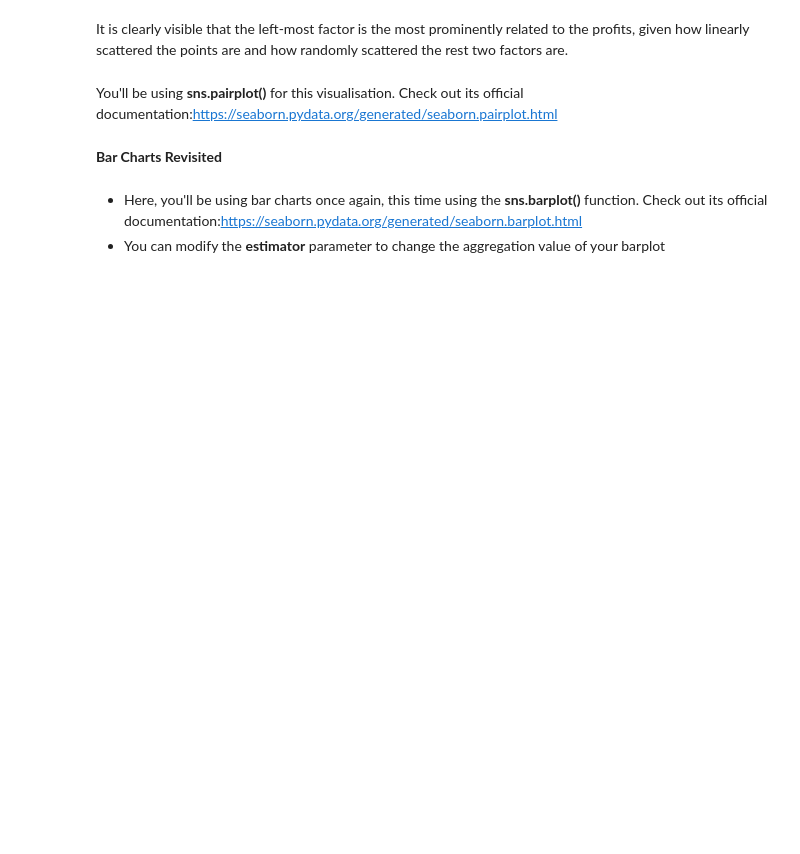
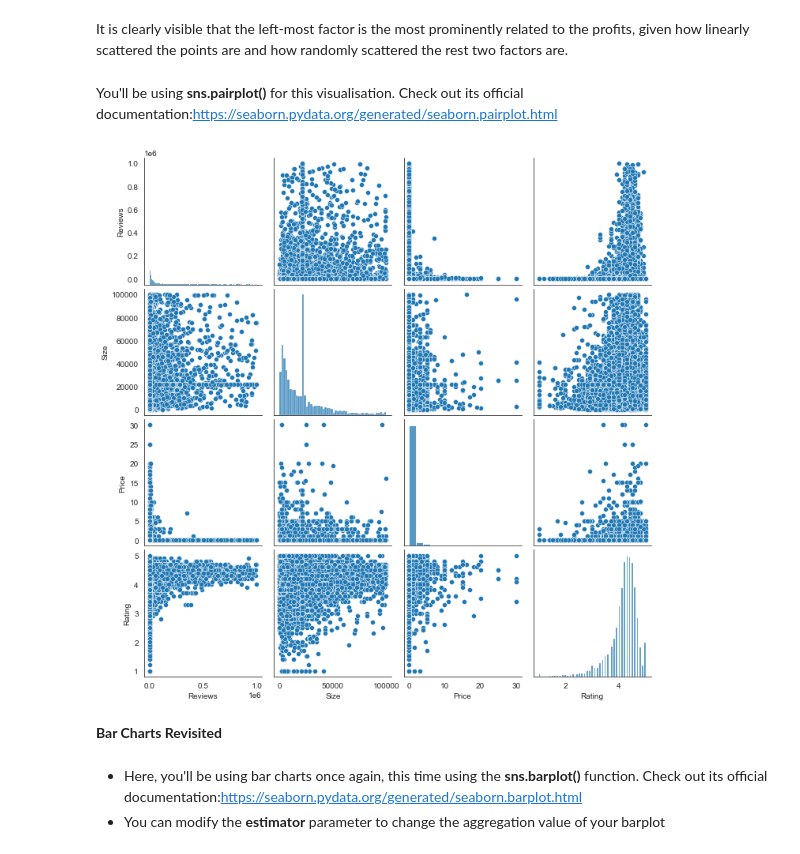
Before and after one commit to khairnardevashish/Data-Visualisation-for-DS-and-ML, a Jupyter notebook: Case Study Notebook/Data Visualisation in Python - Case Study.ipynb, the cells around one changed output. Saved outputs shown, nothing was run; the diff lists cells and outputs as text; code cells hidden in the pictures; blank space fills up the shorter version.

```diff
--- a/Case Study Notebook/Data Visualisation in Python - Case Study.ipynb
+++ b/Case Study Notebook/Data Visualisation in Python - Case Study.ipynb
@@ -850,6 +867,10 @@ It is clearly visible that the left-most factor is the most prominently related
 You'll be using **sns.pairplot()** for this visualisation. Check out its official documentation:https://seaborn.pydata.org/generated/seaborn.pairplot.html
 # %%
 ## Create a pair plot for Reviews, Size, Price and Rating
+sns.pairplot( df[["Reviews", "Size", "Price","Rating"]])
+plt.show()
+# %% [output]
+[figure, added]
 # %% [markdown]
 **Bar Charts Revisited**
 # %% [markdown]
```
Also changed, not shown: parts of 41 cells of this notebook.
